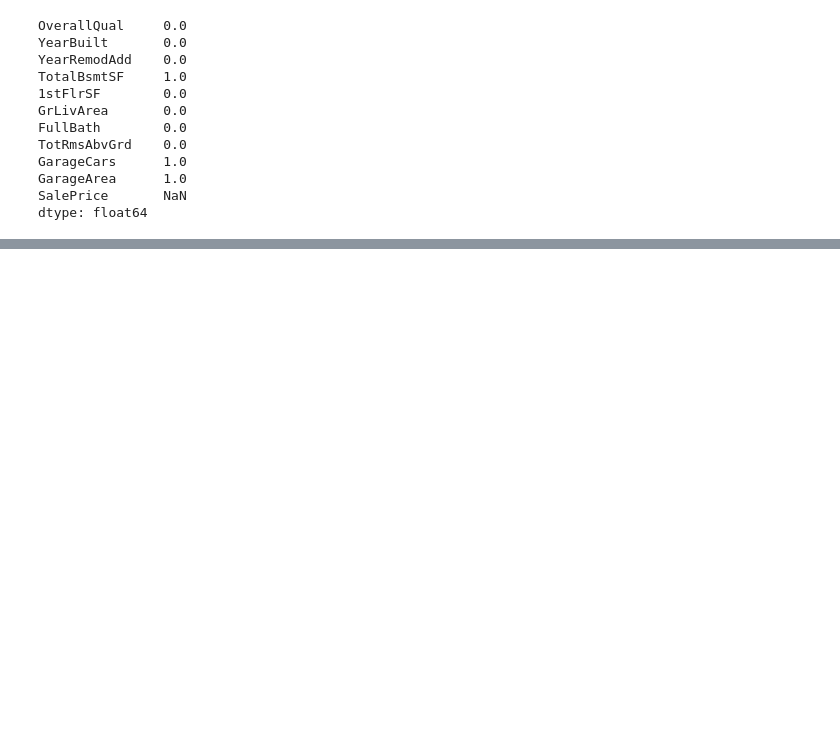
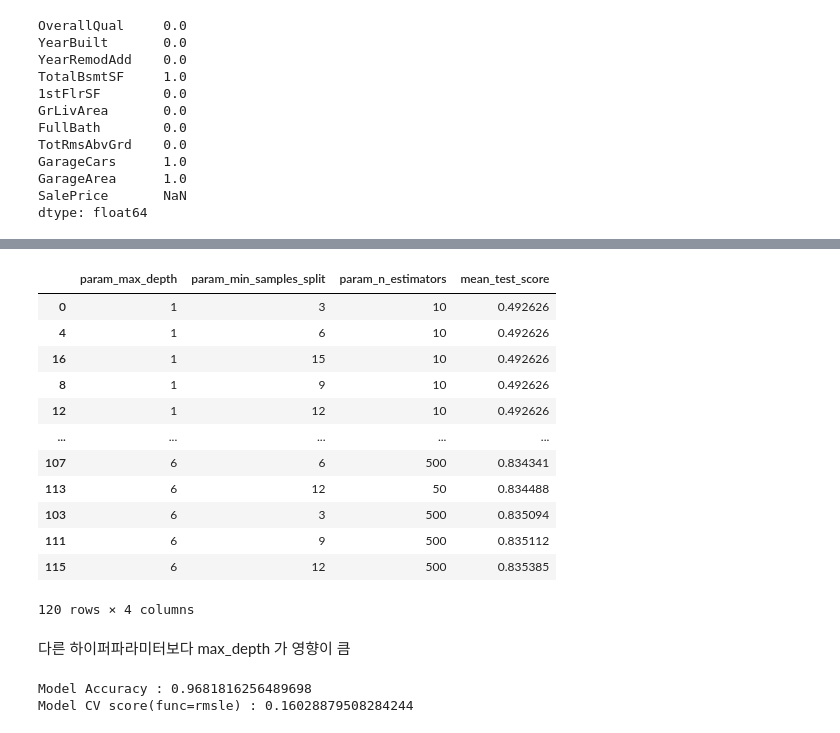
Before and after one commit to ineed-coffee/multicampus-AI-engineering, a Jupyter notebook: AI 학습을 위한 데이터 가공 및 시각화/20.09.25/test0925-2.ipynb, the cells around one changed output, grey strips where cells are left out. Saved outputs shown, nothing was run; the diff lists cells and outputs as text; code cells hidden in the pictures; blank space fills up the shorter version.

```diff
--- a/AI 학습을 위한 데이터 가공 및 시각화/20.09.25/test0925-2.ipynb
+++ b/AI 학습을 위한 데이터 가공 및 시각화/20.09.25/test0925-2.ipynb
@@ -122,11 +113,11 @@ yTrain = trainUse['SalePrice']
 
 rgModel = RandomForestRegressor(random_state=42)
 
-params = {'n_estimators':[10,50,100],
-         'max_depth':[3,4,5],
-         'min_samples_split':[5,10,15]}
+params = {'n_estimators':[10,50,100,500],
+         'max_depth':list(range(1,7)),
+         'min_samples_split':list(range(3,16,3))}
 
-gridCV = GridSearchCV(rgModel,param_grid=params,cv=KFold(n_splits=4,shuffle=True,random_state=42),scoring=rmsle_scorer)
+gridCV = GridSearchCV(rgModel,param_grid=params,cv=KFold(n_splits=4,shuffle=True,random_state=0))
 # %%
 gridCV.fit(xTrain,yTrain)
 
@@ -169,0 +131,29 @@ submit.to_csv('houseprice.csv',index=False)
+# %%
+pd.DataFrame(gridCV.cv_results_)[['param_max_depth','param_min_samples_split','param_n_estimators','mean_test_score']].sort_values(by='mean_test_score')
+# %% [output]
+|  | param_max_depth | param_min_samples_split | param_n_estimators | mean_test_score |
+| 0 | 1 | 3 | 10 | 0.492626 |
+| 4 | 1 | 6 | 10 | 0.492626 |
+| 16 | 1 | 15 | 10 | 0.492626 |
+| 8 | 1 | 9 | 10 | 0.492626 |
+| 12 | 1 | 12 | 10 | 0.492626 |
+| ... | ... | ... | ... | ... |
+| 107 | 6 | 6 | 500 | 0.834341 |
+| 113 | 6 | 12 | 50 | 0.834488 |
+| 103 | 6 | 3 | 500 | 0.835094 |
+| 111 | 6 | 9 | 500 | 0.835112 |
+| 115 | 6 | 12 | 500 | 0.835385 |
+120 rows × 4 columns
+# %% [markdown]
+다른 하이퍼파라미터보다 max_depth 가 영향이 큼
+# %%
+from sklearn.model_selection import cross_val_score
+
+rf = RandomForestRegressor(n_estimators=1000,max_depth=10,min_samples_split=2,random_state=42)
+model = rf.fit(xTrain,yTrain)
+print(f'Model Accuracy : {model.score(xTrain,yTrain)}')
+score = cross_val_score(model,xTrain,yTrain,cv=KFold(n_splits=10,random_state=45,shuffle=True),scoring=rmsle_scorer)
+print(f'Model CV score(func=rmsle) : {score.mean()}')
+# %% [output]
+Model Accuracy : 0.9681816256489698
+Model CV score(func=rmsle) : 0.16028879508284244
```
Also changed, not shown: parts of 17 cells of this notebook, 1 other file.
